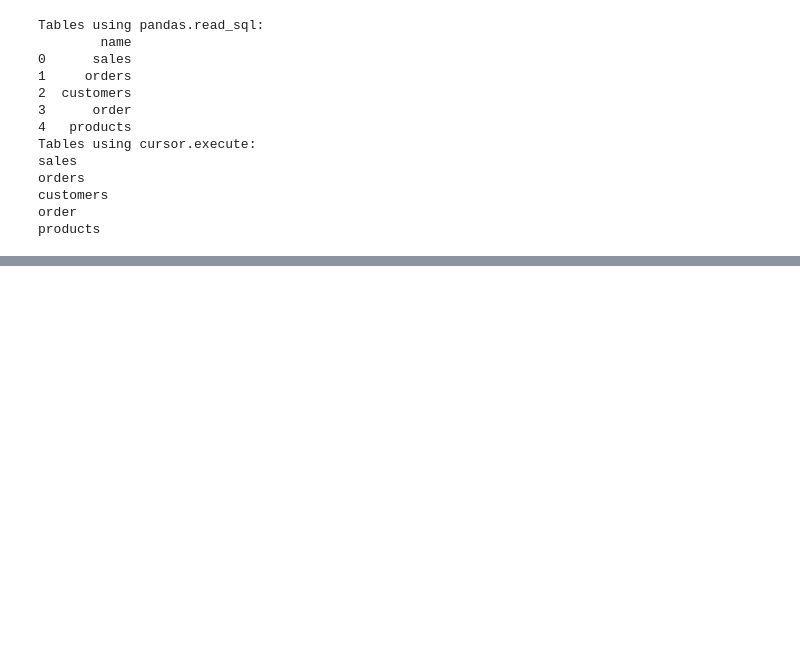
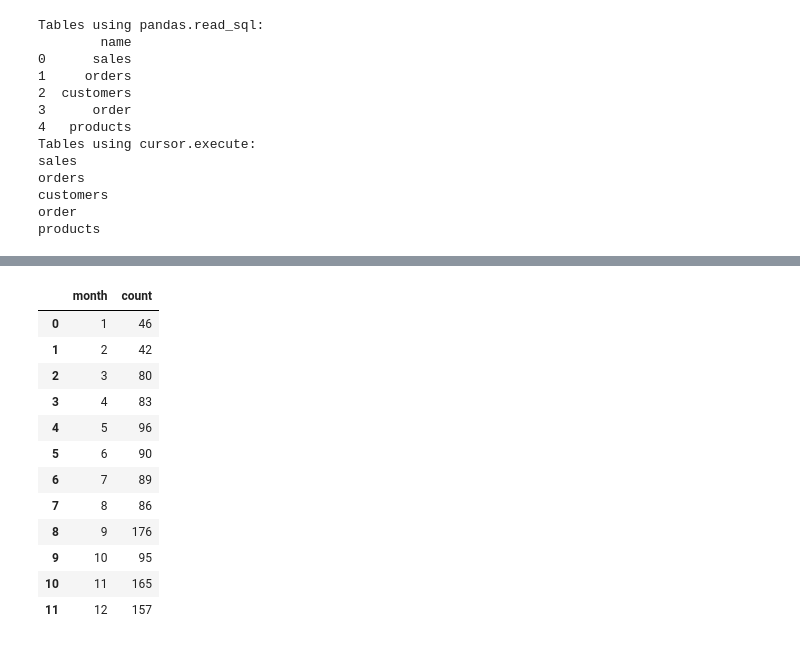
Before and after one commit to Rojhak/BI_analysis, a Jupyter notebook: bi_database.ipynb, the cells around one changed output, grey strips where cells are left out. Saved outputs shown, nothing was run; the diff lists cells and outputs as text; code cells hidden in the pictures; blank space fills up the shorter version.

```diff
--- a/bi_database.ipynb
+++ b/bi_database.ipynb
@@ -248,0 +404,22 @@ OperationalError: near "order": syntax error
+# %%
+sql_query = """
+with cte as (
+select c.CustomerName,  replace (substring(o.OrderDate, 0,3), "/", "") as month, substring(o.OrderDate, -4) year from orders o
+join customers c on o.CustomerID=c.CustomerId)
+select month, count(distinct CustomerName) count from cte where year = "2016" group by month order by cast(month  as integer)
+"""
+pd.read_sql(sql_query, conn)
+# %% [output]
+|  | month | count |
+| 0 | 1 | 46 |
+| 1 | 2 | 42 |
+| 2 | 3 | 80 |
+| 3 | 4 | 83 |
+| 4 | 5 | 96 |
+| 5 | 6 | 90 |
+| 6 | 7 | 89 |
+| 7 | 8 | 86 |
+| 8 | 9 | 176 |
+| 9 | 10 | 95 |
+| 10 | 11 | 165 |
+| 11 | 12 | 157 |
```
Also changed, not shown: parts of 14 cells of this notebook, 2 other files.
